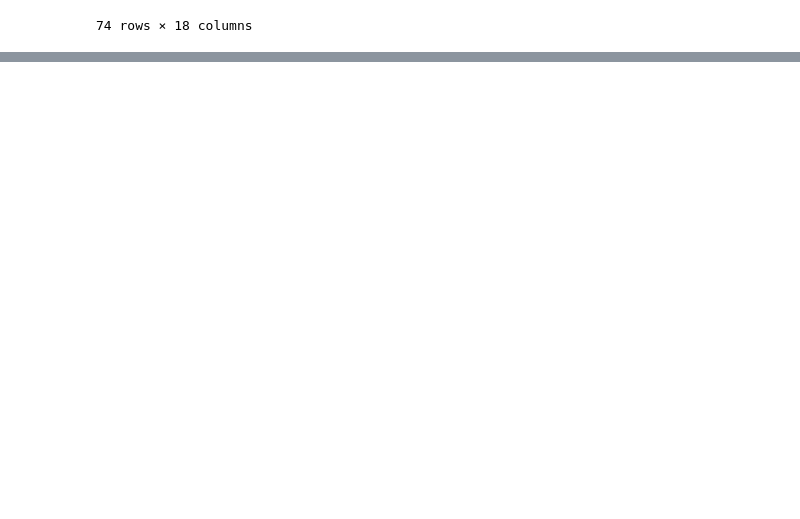
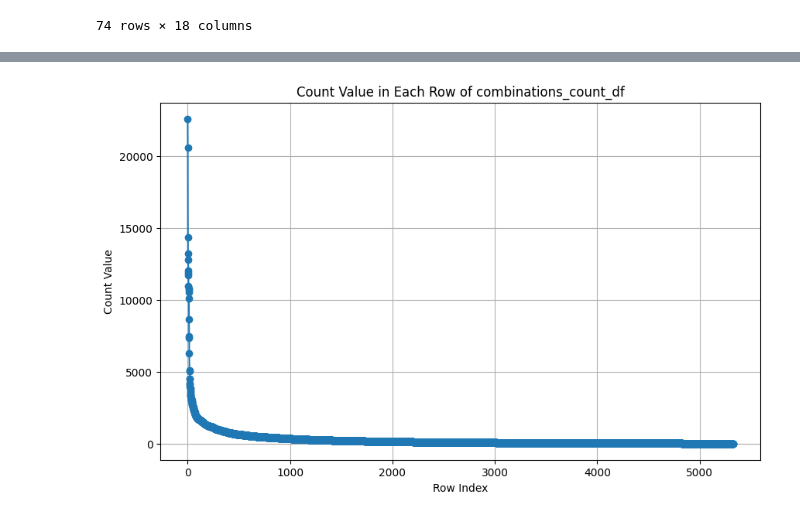
Before and after one commit to anonUnderground/openDataStories, a Jupyter notebook: src/data-processing/cleanse_data.ipynb, the cells around one changed output, grey strips where cells are left out. Saved outputs shown, nothing was run; the diff lists cells and outputs as text; code cells hidden in the pictures; blank space fills up the shorter version.

```diff
--- a/src/data-processing/cleanse_data.ipynb
+++ b/src/data-processing/cleanse_data.ipynb
@@ -386,3 +387,89 @@ kiosk_df.to_csv('../../data/processed/Kiosk_with_LatLong.csv', index=False)
 | 72 | 4699 | East 5th/Shady @ Eastside Bus Plaza | active | 5104 East 5th. Street | 3 | 2021-07-27T08:25:00.000 | 2857 | ... |
 | 73 | 4879 | 16th/San Antonio | active | 1601 San Antonio Street | 9 | 2021-03-12T13:15:00.000 | 2856 | ... |
 74 rows × 18 columns
+# %%
+# List of valid kiosk IDs
+valid_kiosk_ids = kiosk_df['kiosk_id'].unique()
+
+display(valid_kiosk_ids)
+print(len(valid_kiosk_ids))
+
+# Filter rows where both 'Checkout Kiosk ID' and 'Return Kiosk ID' are in valid_kiosk_ids
+filtered_df4 = filtered_df3[filtered_df3['Checkout Kiosk ID'].isin(valid_kiosk_ids) &
+                            filtered_df3['Return Kiosk ID'].isin(valid_kiosk_ids)]
+
+print(filtered_df4['Checkout Kiosk ID'].unique())
+print(len(filtered_df4['Checkout Kiosk ID'].unique()))
+print(filtered_df4['Return Kiosk ID'].unique())
+print(len(filtered_df4['Return Kiosk ID'].unique()))
+
+# Group by 'Checkout Kiosk ID' and 'Return Kiosk ID' and count occurrences
+combinations_count_df = filtered_df4.groupby(['Checkout Kiosk ID', 'Return Kiosk ID']).size().reset_index(name='Count')
+
+# Sorting the DataFrame by 'Count' in descending order
+combinations_count_df = combinations_count_df.sort_values(by='Count', ascending=False)
+
+display(combinations_count_df)
+
+# Plotting the value of 'Count' in each row of the simulated 'combinations_count_df'
+plt.figure(figsize=(10, 6))
+plt.plot(combinations_count_df['Count'].values, marker='o')
+plt.title('Count Value in Each Row of combinations_count_df')
+plt.xlabel('Row Index')
+plt.ylabel('Count Value')
+plt.grid(True)
+plt.show()
+
+#Testing distributions
+
+data = combinations_count_df['Count']
+
+# List of distributions to test
+distributions = [stats.norm, stats.expon, stats.lognorm, stats.weibull_min, stats.weibull_max]
+
+# Store the results
+results = []
+
+# Fit the data to each distribution and calculate AIC and BIC
+for distribution in distributions:
+    # Fit distribution to data
+    params = distribution.fit(data)
+
+    # Separate parts of parameters
+    arg = params[:-2]
+    loc = params[-2]
+    scale = params[-1]
+
+    # Calculate the log likelihood
+    log_likelihood = np.sum(distribution.logpdf(data, *arg, loc=loc, scale=scale))
+
+    # Calculate AIC and BIC
+    aic = -2*log_likelihood + 2*len(params)
+    bic = -2*log_likelihood + len(params)*np.log(len(data))
+
+    # Append results
+    results.append((distribution.name, aic, bic))
+
+# Convert results to DataFrame
+results_df = pd.DataFrame(results, columns=['Distribution', 'AIC', 'BIC'])
+
+# Print AIC and BIC values for all distribution fits
+print("\nAIC and BIC values for all tested distributions:")
+print(results_df)
+
+# Fit the log-normal distribution to the data
+params = stats.lognorm.fit(data)
+
+# Separate parts of parameters
+arg = params[:-2]
+loc = params[-2]
+scale = params[-1]
+
+# Calculate KS statistic and p-value
+ks_statistic, ks_p_value = stats.kstest(data, 'lognorm', args=(arg, loc, scale))
+
+ks_statistic, ks_p_value
+
+combinations_count_df.to_json('../../dist/data/processed/trips_between_kiosks.json', orient='records')
+combinations_count_df.to_json('../../data/processed/trips_between_kiosks.json', orient='records')
+# %% [output]
@@ -388,0 +511 @@ kiosk_df.to_csv('../../data/processed/Kiosk_with_LatLong.csv', index=False)
+[figure, added]
```
Also changed, not shown: parts of 2 cells of this notebook, 2 other files.
